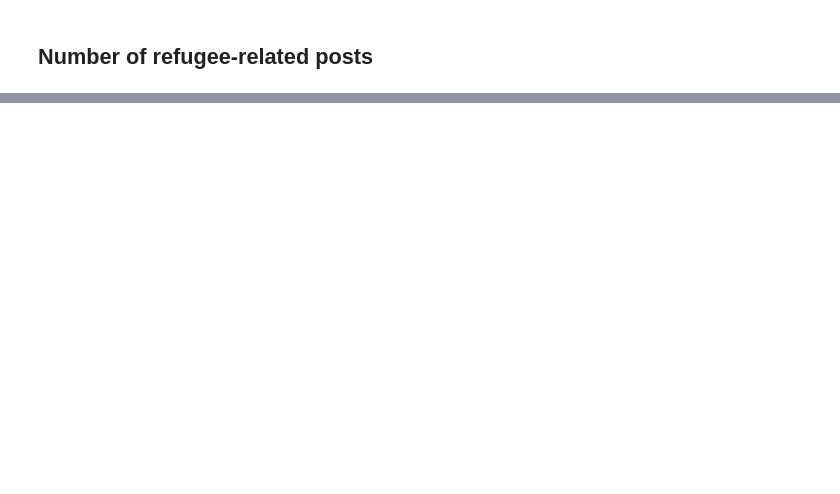
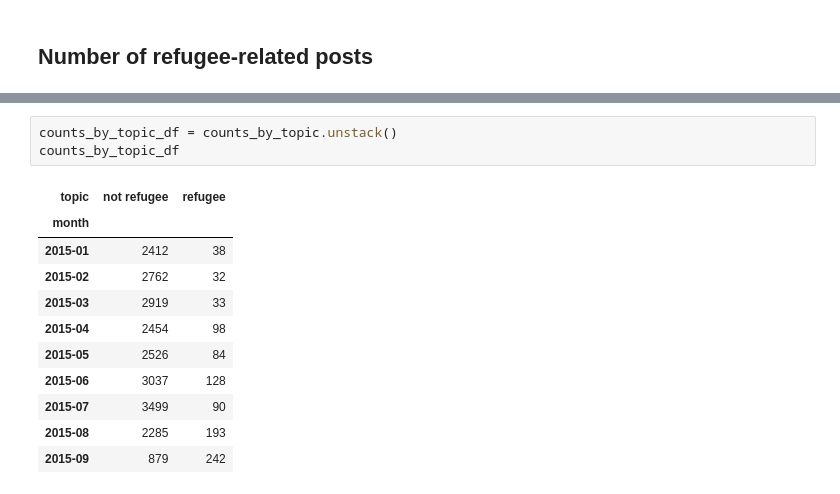
Before and after one commit to ancache/immigrant_crisis_trends, a Jupyter notebook: analysis.ipynb, the cells around one changed output, grey strips where cells are left out. Drawn from its saved outputs; the diff is of its cells as text; blank space fills up the shorter version.

```diff
--- a/analysis.ipynb
+++ b/analysis.ipynb
@@ -63,0 +100,15 @@ counts_by_topic_df['Refugee'].plot()
+# %%
+counts_by_topic_df = counts_by_topic.unstack()
+counts_by_topic_df
+# %% [output]
+| topic | not refugee | refugee |
+| month |  |  |
+| 2015-01 | 2412 | 38 |
+| 2015-02 | 2762 | 32 |
+| 2015-03 | 2919 | 33 |
+| 2015-04 | 2454 | 98 |
+| 2015-05 | 2526 | 84 |
+| 2015-06 | 3037 | 128 |
+| 2015-07 | 3499 | 90 |
+| 2015-08 | 2285 | 193 |
+| 2015-09 | 879 | 242 |
```
Also changed, not shown: parts of 18 cells of this notebook.
